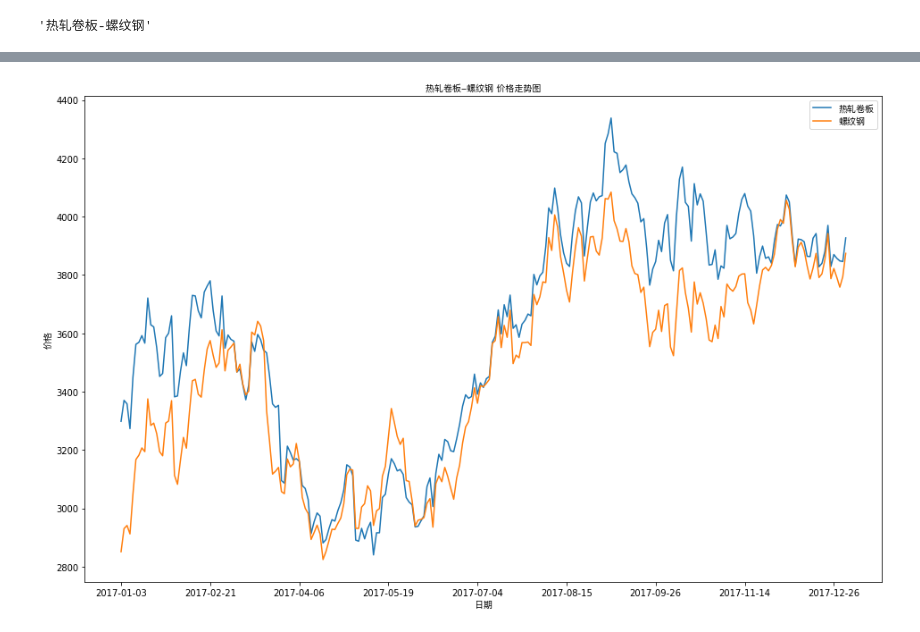
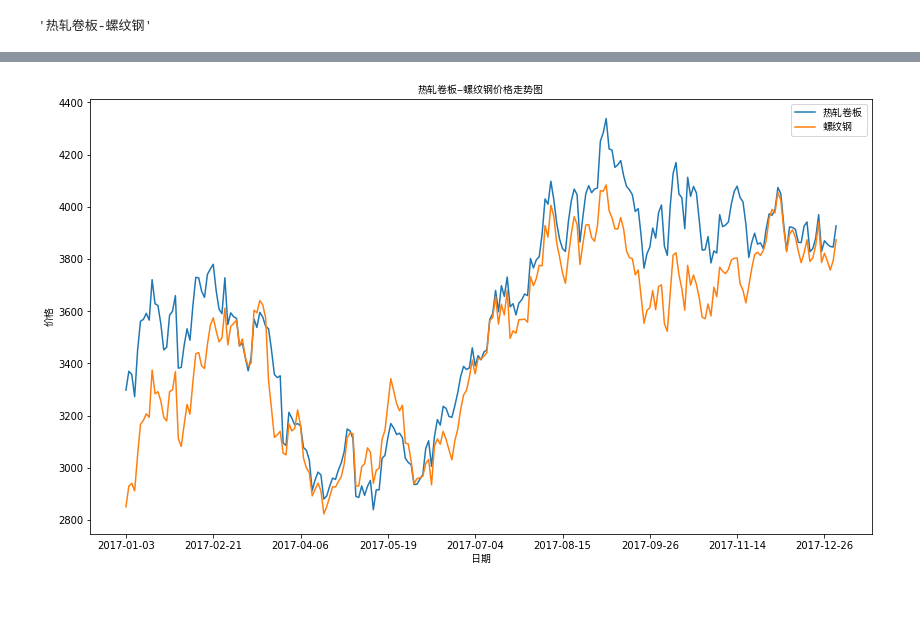
Before and after one commit to chzheng2000/pairsTrading, a Jupyter notebook: findPairs.ipynb, the cells around one changed output, grey strips where cells are left out. Saved outputs shown, nothing was run; the diff lists cells and outputs as text; code cells hidden in the pictures; blank space fills up the shorter version.

```diff
--- a/findPairs.ipynb
+++ b/findPairs.ipynb
@@ -98,17 +129,15 @@ data[data["asset"]=="热轧卷板"].iloc[:245,:]
 # %%
-fig, ax = plt.subplots(figsize=(16, 10))
-mpl.rcParams['axes.unicode_minus'] = False
-mpl.rcParams['font.sans-serif'] = ['SimHei']
+fig, ax = plt.subplots(figsize=(14, 8))
 d1 = data[data["asset"]=="热轧卷板"].iloc[:245,:]
 d2 = data[data["asset"]=="螺纹钢"].iloc[:245, :]
 ax.plot(d1.date, d1.close, label=u"热轧卷板")
 ax.plot(d2.date, d2.close, label=u"螺纹钢")
 # plt.tight_layout()
 ax.legend(prop=zhfont)
 ax.set_xlabel(u"日期", fontproperties=zhfont)
 ax.set_ylabel(u"价格", fontproperties=zhfont)
-ax.set_title(u"热轧卷板-螺纹钢 价格走势图", fontproperties=zhfont)
+ax.set_title(u"热轧卷板-螺纹钢价格走势图", fontproperties=zhfont)
 plt.gca().xaxis.set_major_locator(ticker.MultipleLocator(30))
 plt.show()
 # %% [output]
-[figure, old version]
+[figure, new version]
```
Also changed, not shown: parts of 16 cells of this notebook.
